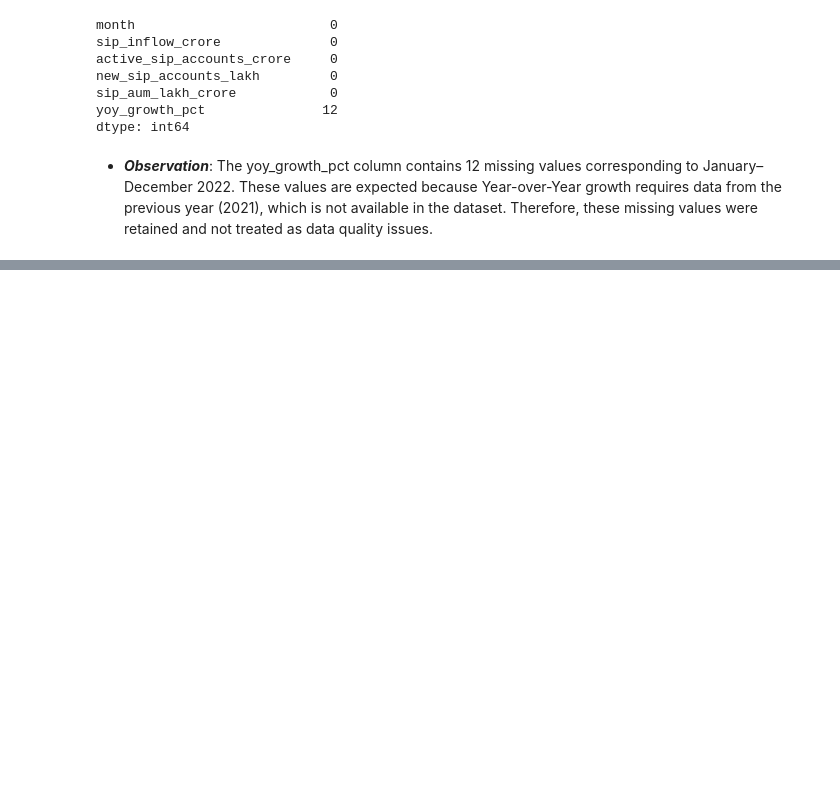
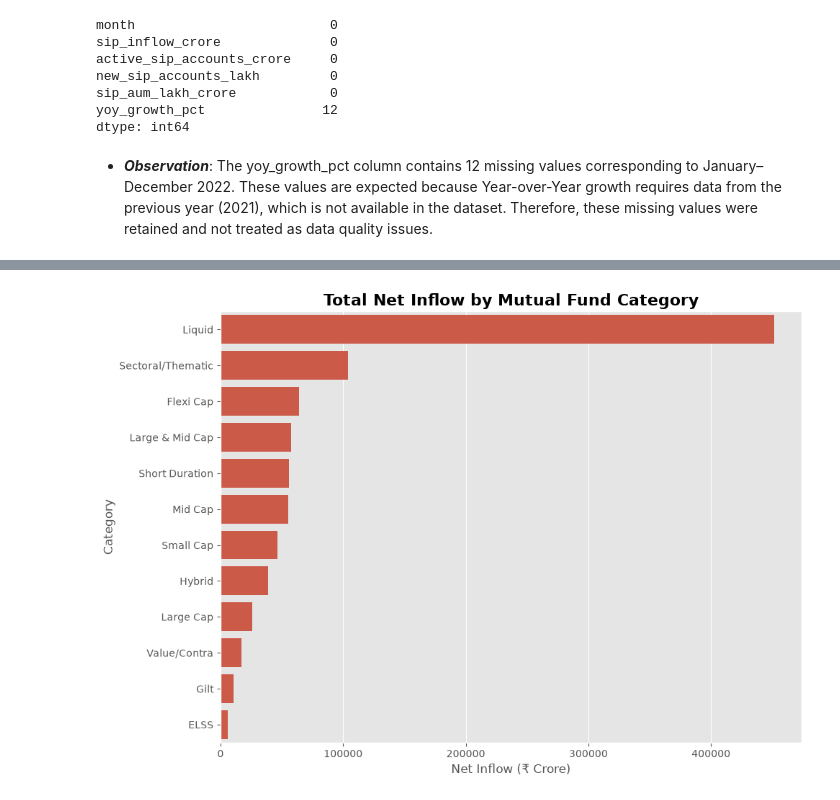
Before and after one commit to vinay-271/bluestock-mf-analytics, a Jupyter notebook: notebooks/03_eda.ipynb, the cells around one changed output, grey strips where cells are left out. Cells and saved outputs as stored; diff of their text form; code cells hidden in the pictures; blank space fills up the shorter version.

```diff
--- a/notebooks/03_eda.ipynb
+++ b/notebooks/03_eda.ipynb
@@ -164,0 +555,39 @@ dtype: int64
+# %%
+# Chart 9 — Total Category Inflows
+# Aggregate
+category_total = (
+    category.groupby("category")["net_inflow_crore"]
+    .sum()
+    .sort_values(ascending=False)
+    .reset_index()
+)
+
+# Plot
+plt.figure(figsize=(10,7))
+
+sns.barplot(
+    data=category_total,
+    x="net_inflow_crore",
+    y="category"
+)
+
+plt.title(
+    "Total Net Inflow by Mutual Fund Category",
+    fontsize=16,
+    fontweight="bold"
+)
+
+plt.xlabel("Net Inflow (₹ Crore)")
+plt.ylabel("Category")
+
+plt.tight_layout()
+
+plt.savefig(
+    CHART_DIR/"category_total.png",
+    dpi=300,
+    bbox_inches="tight"
+)
+
+plt.show()
+# %% [output]
+[figure, added]
```
Also changed, not shown: parts of 64 cells of this notebook, 37 other files.
